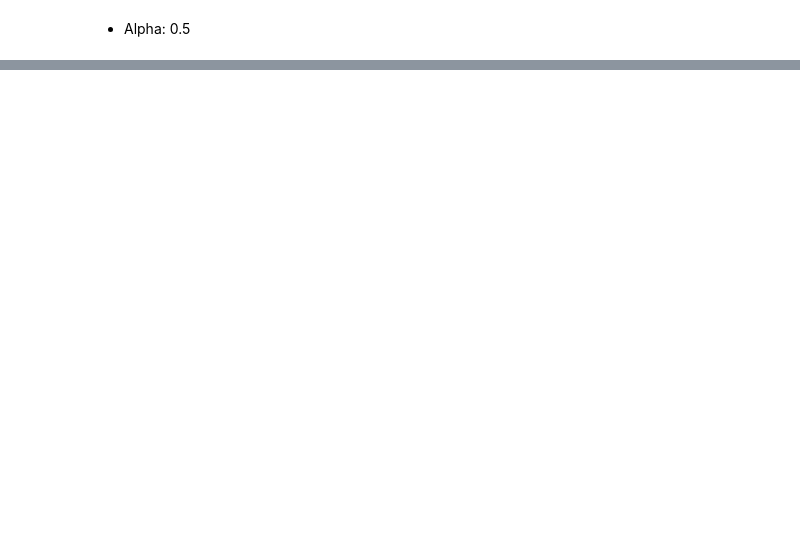
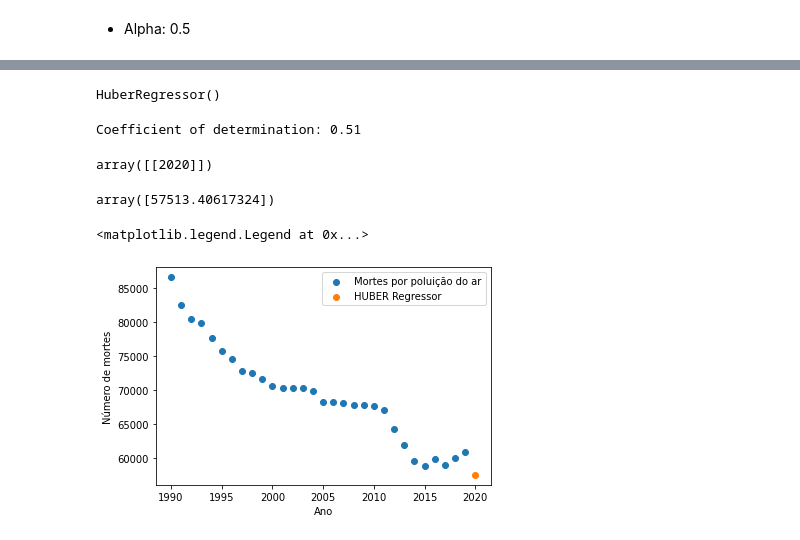
Before and after one commit to Matheus-Fontinele-Alves-Vieria/Artificial-Intelligence, a Jupyter notebook: src/notebook/Notebook_test.ipynb, the cells around one changed output, grey strips where cells are left out. Saved outputs shown, nothing was run; the diff lists cells and outputs as text; code cells hidden in the pictures; blank space fills up the shorter version.

Commit message:
Add ai models regressor

```diff
--- a/src/notebook/Notebook_test.ipynb
+++ b/src/notebook/Notebook_test.ipynb
@@ -381,0 +497,13 @@ Ai model - Lasso Regression
+# %%
+bays = linear_model.BayesianRidge(n_iter=1000,
+                                  tol=0.001,
+                                  alpha_1=1e-06,
+                                  alpha_2=1e-06,
+                                  lambda_1=1e-06,
+                                  lambda_2=1e-06,
+                                  compute_score=False,
+                                  fit_intercept=True,
+                                  normalize=False,
+                                  copy_X=True,
+                                  verbose=False)
+bays.fit(x_train, y_train)
@@ -381,0 +525,5 @@ Ai model - Lasso Regression
+# %%
+hreg = linear_model.HuberRegressor(epsilon=1.35)
+hreg.fit(x_train, y_train)
+# %% [output]
+HuberRegressor()
@@ -381,0 +532,24 @@ Ai model - Lasso Regression
+# %%
+print('Coefficient of determination: %.2f' % r2_score(y_test, air_pollution_y_pred_6))
+# %% [output]
+Coefficient of determination: 0.51
+# %%
+x_br_future_3 = np.array([[2020]])
+x_br_future_3.T
+# %% [output]
+array([[2020]])
+# %%
+y_br_predict_3 = hreg.predict(x_br_future_3)
+# %%
+y_br_predict_3
+# %% [output]
+array([57513.40617324])
+# %%
+plt.scatter(x_points, y_points, label="Mortes por poluição do ar")
+plt.scatter(x_br_future_3, y_br_predict_3, label= "HUBER Regressor")
+plt.xlabel("Ano")
+plt.ylabel("Número de mortes")
+plt.legend()
+# %% [output]
+<matplotlib.legend.Legend at 0x...>
+[figure, added]
```
Also changed, not shown: parts of 31 cells of this notebook.
